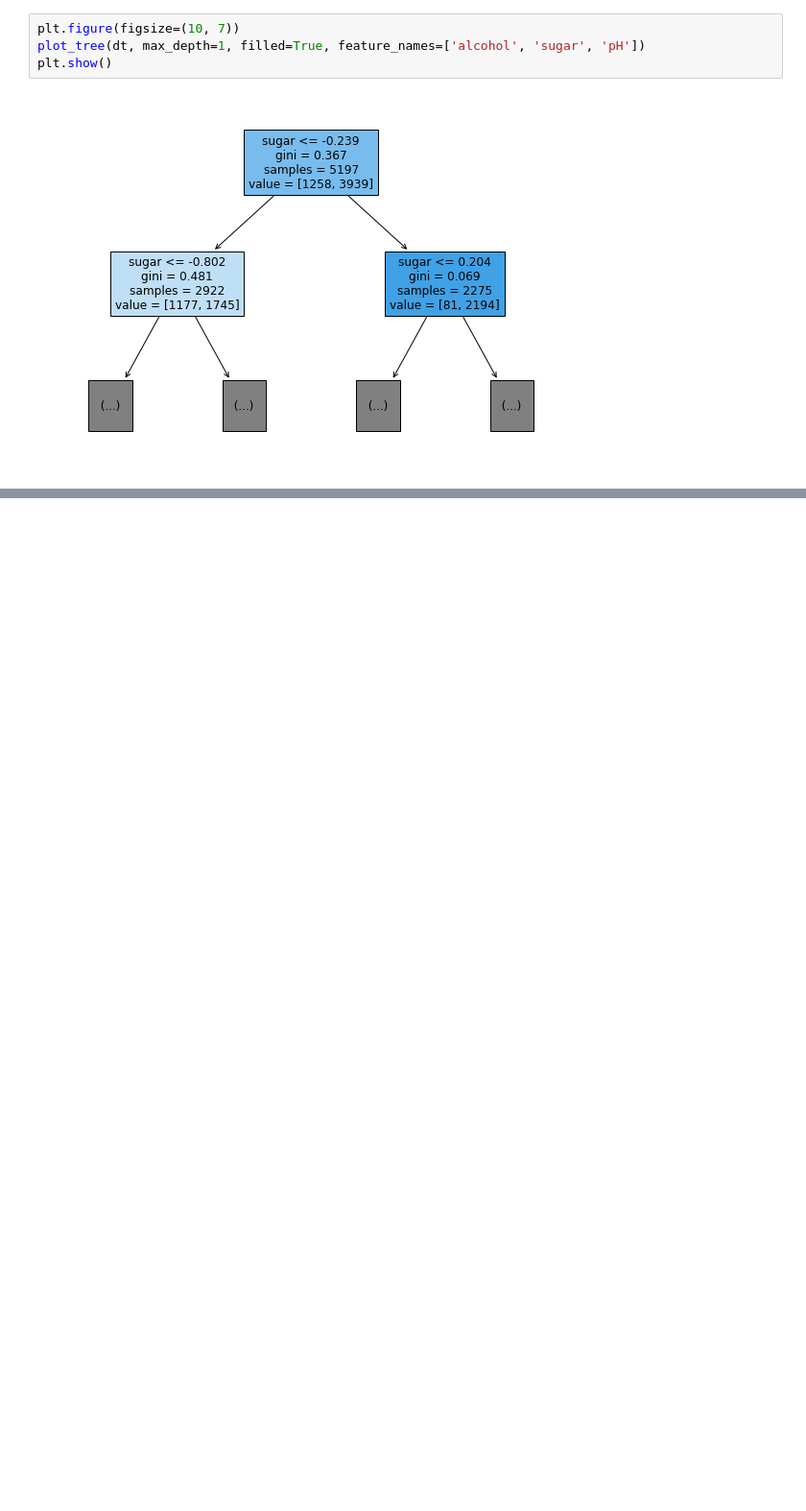
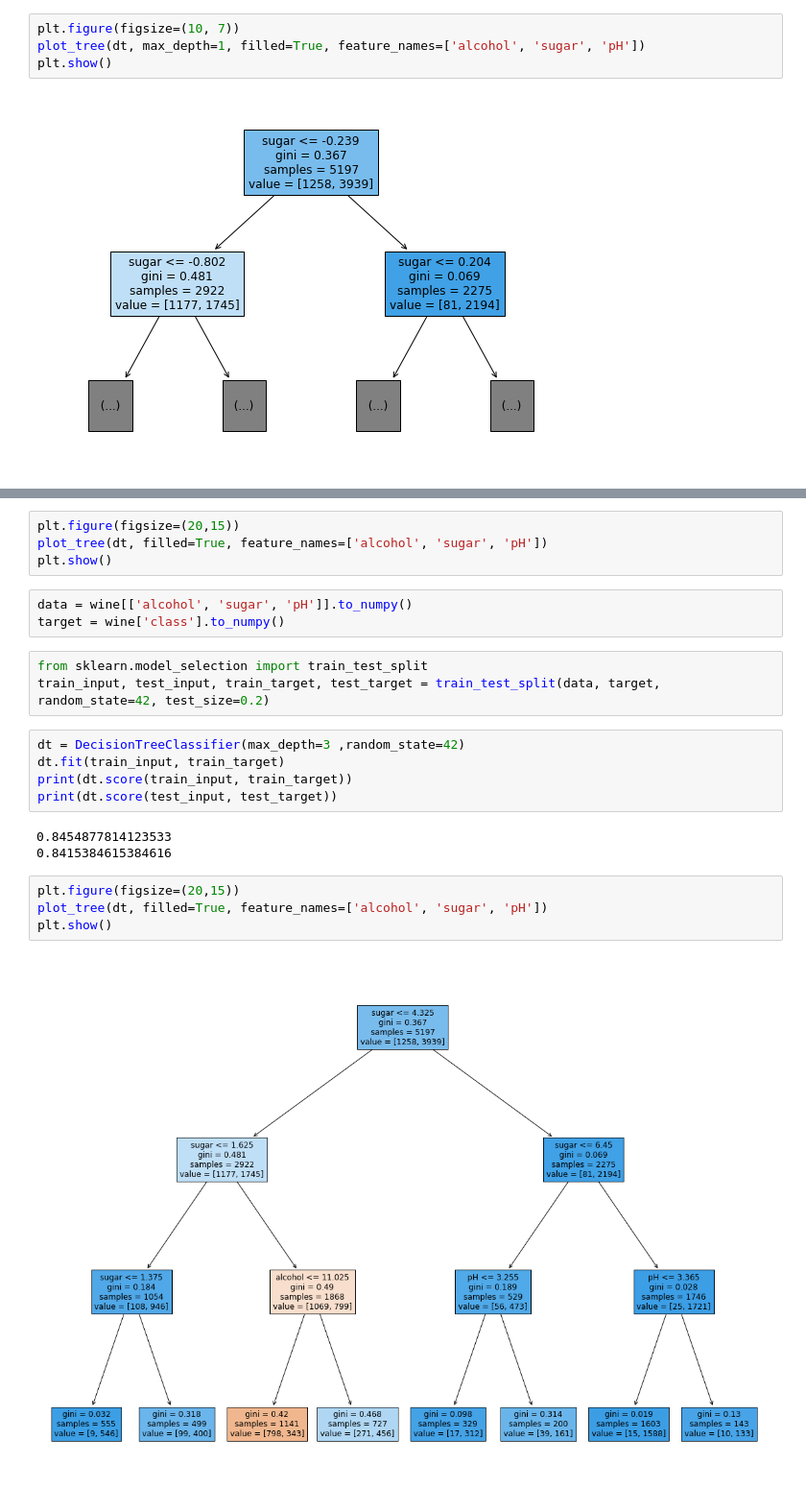
Before and after one commit to jiyun-kong/ML, a Jupyter notebook: Review_ml.ipynb, the cells around one changed output, grey strips where cells are left out. Shown at 96% size. Saved outputs shown, nothing was run; the diff lists cells and outputs as text; blank space fills up the shorter version.

```diff
--- a/Review_ml.ipynb
+++ b/Review_ml.ipynb
@@ -929,0 +938,24 @@ plt.show()
+# %%
+plt.figure(figsize=(20,15))
+plot_tree(dt, filled=True, feature_names=['alcohol', 'sugar', 'pH'])
+plt.show()
+# %%
+data = wine[['alcohol', 'sugar', 'pH']].to_numpy()
+target = wine['class'].to_numpy()
+# %%
+from sklearn.model_selection import train_test_split
+train_input, test_input, train_target, test_target = train_test_split(data, target, random_state=42, test_size=0.2)
+# %%
+dt = DecisionTreeClassifier(max_depth=3 ,random_state=42)
+dt.fit(train_input, train_target)
+print(dt.score(train_input, train_target))
+print(dt.score(test_input, test_target))
+# %% [output]
+0.8454877814123533
+0.8415384615384616
+# %%
+plt.figure(figsize=(20,15))
+plot_tree(dt, filled=True, feature_names=['alcohol', 'sugar', 'pH'])
+plt.show()
+# %% [output]
+[figure, added]
```
Also changed, not shown: parts of 22 cells of this notebook.
